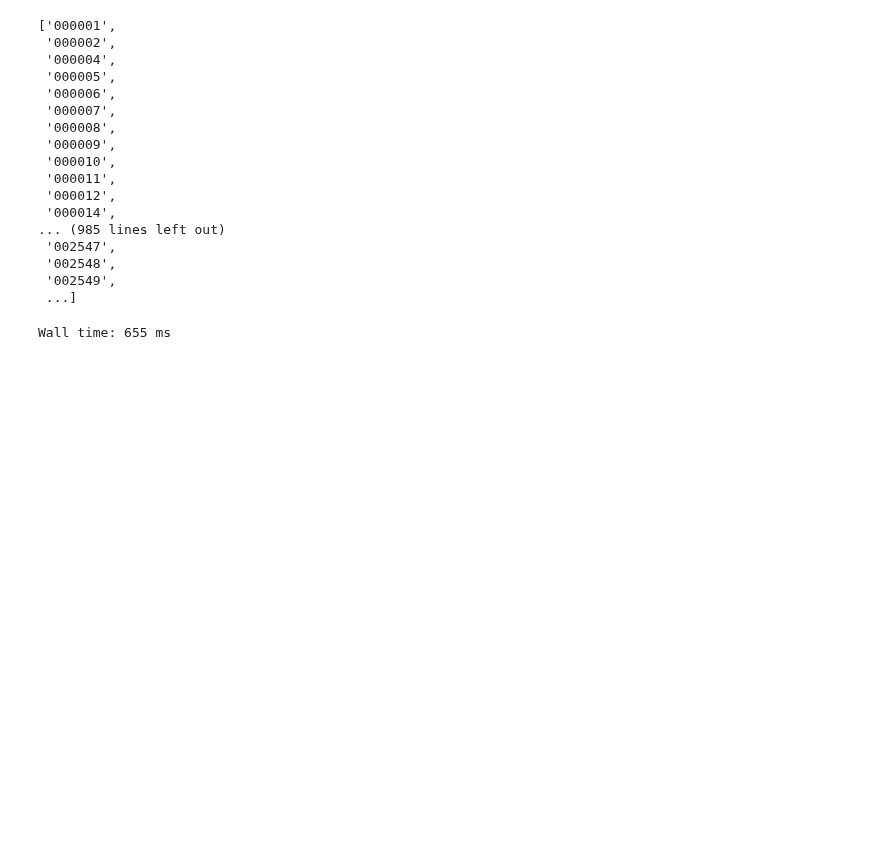
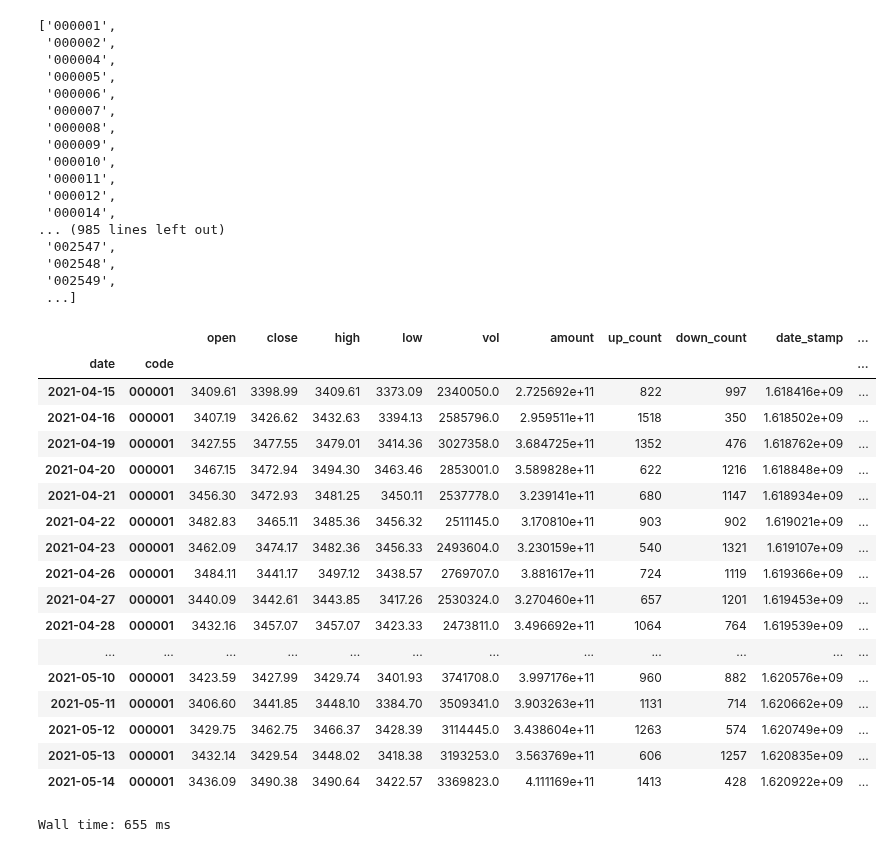
Before and after one commit to kaikai03/IndicatorLab, a Jupyter notebook: Sample_Tool.ipynb, the cells around one changed output. Drawn from its saved outputs; the diff is of its cells as text; code cells hidden in the pictures; blank space fills up the shorter version.

```diff
--- a/Sample_Tool.ipynb
+++ b/Sample_Tool.ipynb
@@ -187,6 +226,30 @@ code_all
  '002548',
  '002549',
  ...]
+# %%
+# with pd.option_context('display.max_rows', None, 'display.max_columns', None):
+#     print(get_blocks_view('zs'))
+
+get_stock_data(['000001'], start=None, end='2021-05-14', gap=20, freq=QA.FREQUENCE.DAY, market=MARKET_TYPE.INDEX_CN).data
+# %% [output]
+|  |  | open | close | high | low | vol | amount | up_count | down_count | date_stamp | ... |
+| date | code |  |  |  |  |  |  |  |  |  | ... |
+| 2021-04-15 | 000001 | 3409.61 | 3398.99 | 3409.61 | 3373.09 | 2340050.0 | 2.725692e+11 | 822 | 997 | 1.618416e+09 | ... |
+| 2021-04-16 | 000001 | 3407.19 | 3426.62 | 3432.63 | 3394.13 | 2585796.0 | 2.959511e+11 | 1518 | 350 | 1.618502e+09 | ... |
+| 2021-04-19 | 000001 | 3427.55 | 3477.55 | 3479.01 | 3414.36 | 3027358.0 | 3.684725e+11 | 1352 | 476 | 1.618762e+09 | ... |
+| 2021-04-20 | 000001 | 3467.15 | 3472.94 | 3494.30 | 3463.46 | 2853001.0 | 3.589828e+11 | 622 | 1216 | 1.618848e+09 | ... |
+| 2021-04-21 | 000001 | 3456.30 | 3472.93 | 3481.25 | 3450.11 | 2537778.0 | 3.239141e+11 | 680 | 1147 | 1.618934e+09 | ... |
+| 2021-04-22 | 000001 | 3482.83 | 3465.11 | 3485.36 | 3456.32 | 2511145.0 | 3.170810e+11 | 903 | 902 | 1.619021e+09 | ... |
+| 2021-04-23 | 000001 | 3462.09 | 3474.17 | 3482.36 | 3456.33 | 2493604.0 | 3.230159e+11 | 540 | 1321 | 1.619107e+09 | ... |
+| 2021-04-26 | 000001 | 3484.11 | 3441.17 | 3497.12 | 3438.57 | 2769707.0 | 3.881617e+11 | 724 | 1119 | 1.619366e+09 | ... |
+| 2021-04-27 | 000001 | 3440.09 | 3442.61 | 3443.85 | 3417.26 | 2530324.0 | 3.270460e+11 | 657 | 1201 | 1.619453e+09 | ... |
+| 2021-04-28 | 000001 | 3432.16 | 3457.07 | 3457.07 | 3423.33 | 2473811.0 | 3.496692e+11 | 1064 | 764 | 1.619539e+09 | ... |
+| ... | ... | ... | ... | ... | ... | ... | ... | ... | ... | ... | ... |
+| 2021-05-10 | 000001 | 3423.59 | 3427.99 | 3429.74 | 3401.93 | 3741708.0 | 3.997176e+11 | 960 | 882 | 1.620576e+09 | ... |
+| 2021-05-11 | 000001 | 3406.60 | 3441.85 | 3448.10 | 3384.70 | 3509341.0 | 3.903263e+11 | 1131 | 714 | 1.620662e+09 | ... |
+| 2021-05-12 | 000001 | 3429.75 | 3462.75 | 3466.37 | 3428.39 | 3114445.0 | 3.438604e+11 | 1263 | 574 | 1.620749e+09 | ... |
+| 2021-05-13 | 000001 | 3432.14 | 3429.54 | 3448.02 | 3418.38 | 3193253.0 | 3.563769e+11 | 606 | 1257 | 1.620835e+09 | ... |
+| 2021-05-14 | 000001 | 3436.09 | 3490.38 | 3490.64 | 3422.57 | 3369823.0 | 4.111169e+11 | 1413 | 428 | 1.620922e+09 | ... |
 # %%
 %%time
 # codes = QA.QA_fetch_stock_block_adv().get_block(['婴童概念','乳业']).code
```
Also changed, not shown: parts of 4 cells of this notebook, 2 other files.
